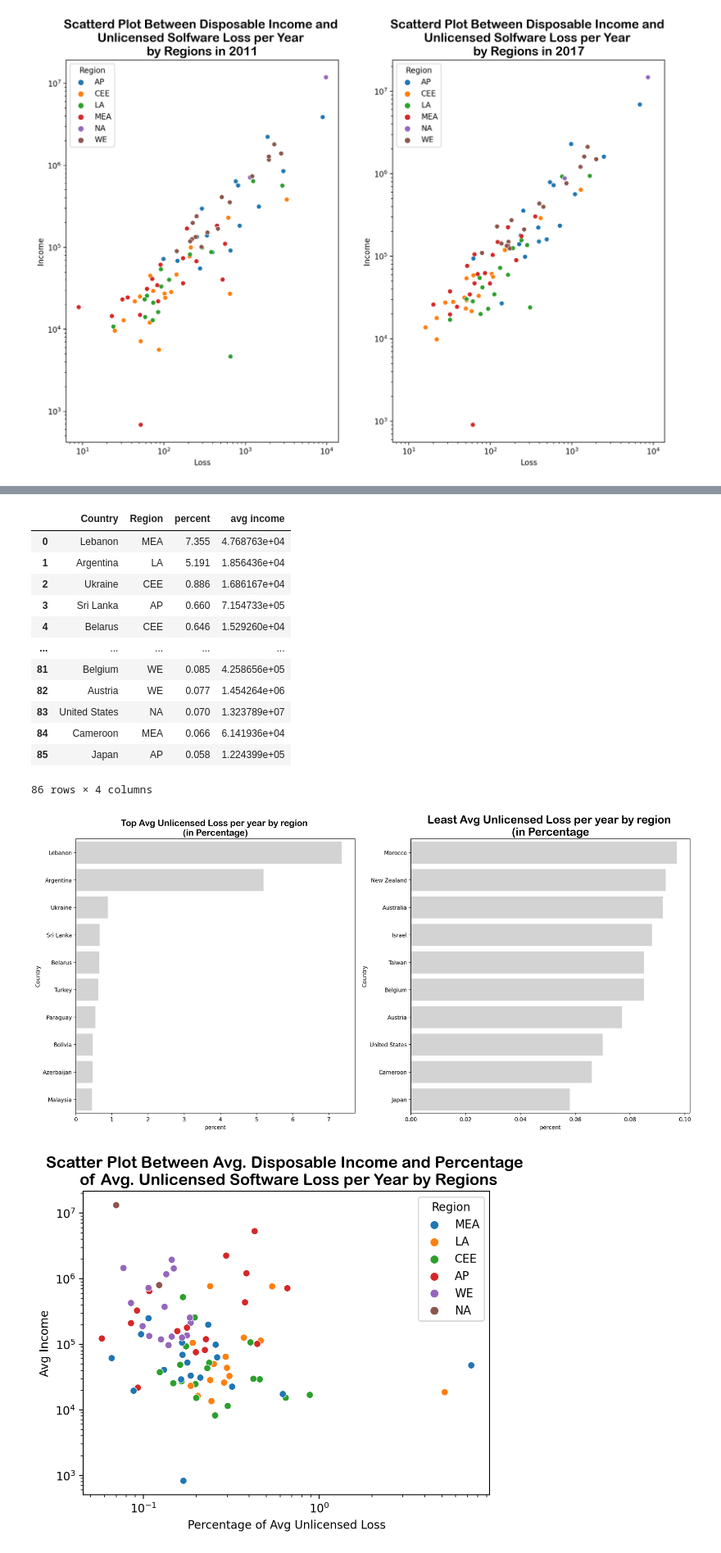
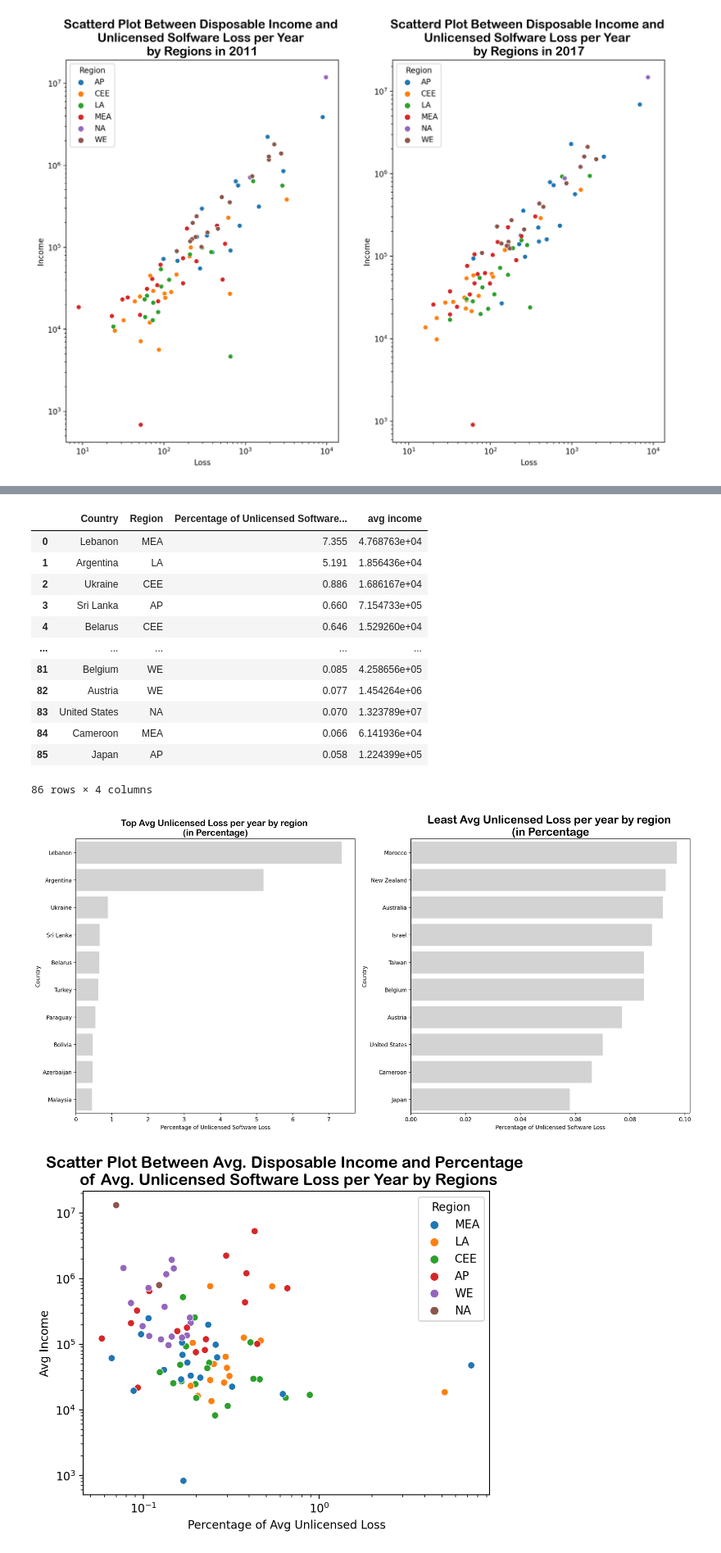
Before and after one commit to purachai-phonwisut/machine_learning_project, a Jupyter notebook: notebook.ipynb, the cells around one changed output, grey strips where cells are left out. Shown at 82% size. Saved outputs shown, nothing was run; the diff lists cells and outputs as text; code cells hidden in the pictures.

```diff
--- a/notebook.ipynb
+++ b/notebook.ipynb
@@ -357,9 +357,10 @@ grid9.set(yscale="log", xscale="log");
 Income_Loss_avg_percentage = pd.read_csv("https://github.com/purachai-phonwisut/machine_learning_project/raw/main/Data%20cleaned/raw/perct_income_adj.csv")
 Income_Loss_avg_percentage['percent'] = Income_Loss_avg_percentage['percent'].str.replace('%', '').astype(float)
 Income_Loss_avg_percentage.replace({np.nan: "NA"}, inplace=True)
+Income_Loss_avg_percentage.rename(columns={"percent":"Percentage of Unlicensed Software Loss"}, inplace=True)
 Income_Loss_avg_percentage
 # %% [output]
-|  | Country | Region | percent | avg income |
+|  | Country | Region | Percentage of Unlicensed Software... | avg income |
 | 0 | Lebanon | MEA | 7.355 | 4.768763e+04 |
 | 1 | Argentina | LA | 5.191 | 1.856436e+04 |
 | 2 | Ukraine | CEE | 0.886 | 1.686167e+04 |
@@ -375,17 +376,17 @@ Income_Loss_avg_percentage
 # %%
 # Highest income & Lost by region
 fig, ax = plt.subplots(1, 2, figsize=(20,9))
 y_axis = "Country"
 
-grid3 = sns.barplot(y=x_axis, x="percent", data=Income_Loss_avg_percentage.sort_values("percent",
+grid3 = sns.barplot(y=y_axis, x="Percentage of Unlicensed Software Loss", data=Income_Loss_avg_percentage.sort_values("Percentage of Unlicensed Software Loss",
         ascending=False).head(10), ax=ax[0], color="lightgray")
 ax[0].set_title("Top Avg Unlicensed Loss per year by region \n(in Percentage)",
                 fontsize=16, fontname='Arial Rounded MT Bold')
 
-grid4 = sns.barplot(y=x_axis, x="percent", data=Income_Loss_avg_percentage.sort_values("percent",
+grid4 = sns.barplot(y=y_axis, x="Percentage of Unlicensed Software Loss", data=Income_Loss_avg_percentage.sort_values("Percentage of Unlicensed Software Loss",
         ascending=False).tail(10), ax=ax[1], color="lightgray")
 ax[1].set_title("Least Avg Unlicensed Loss per year by region \n(in Percentage",
                 fontsize=20, fontname='Arial Rounded MT Bold');
 # %% [output]
-[figure, old version]
+[figure, new version]
 # %%
```
Also changed, not shown: parts of 1 cell of this notebook.
